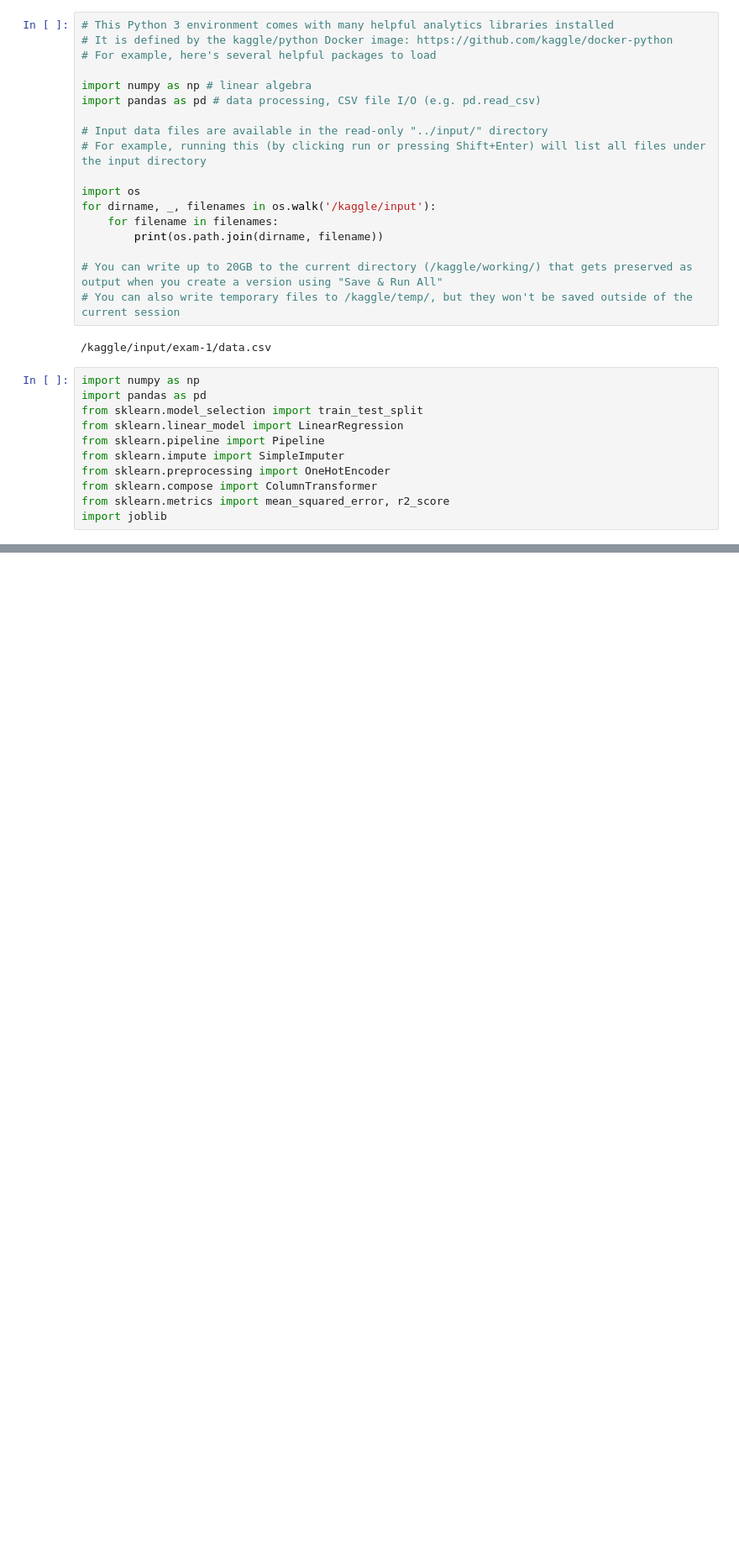
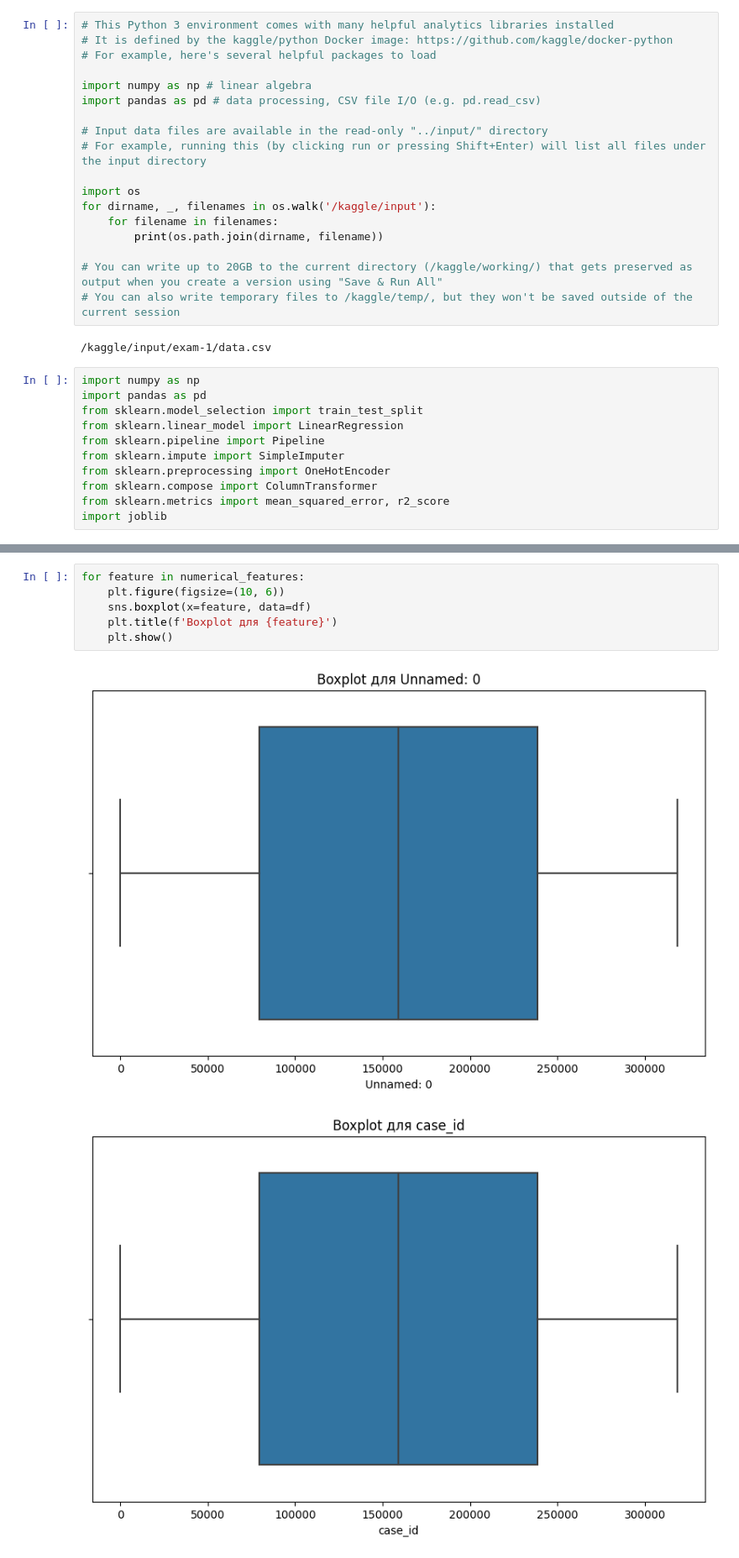
Before and after one commit to HromovAndrey/II_Examen_1, a Jupyter notebook: notebook83cce240c5.ipynb, the cells around one changed output, grey strips where cells are left out. Shown at 84% size. Drawn from its saved outputs; the diff is of its cells as text; blank space fills up the shorter version.

```diff
--- a/notebook83cce240c5.ipynb
+++ b/notebook83cce240c5.ipynb
@@ -35,0 +168,9 @@ df ="/kaggle/input/exam-1/data.cxv"
+# %%
+for feature in numerical_features:
+    plt.figure(figsize=(10, 6))
+    sns.boxplot(x=feature, data=df)
+    plt.title(f'Boxplot для {feature}')
+    plt.show()
+# %% [output]
+[figure, added]
+[figure, added]
```
Also changed, not shown: parts of 14 cells of this notebook.
